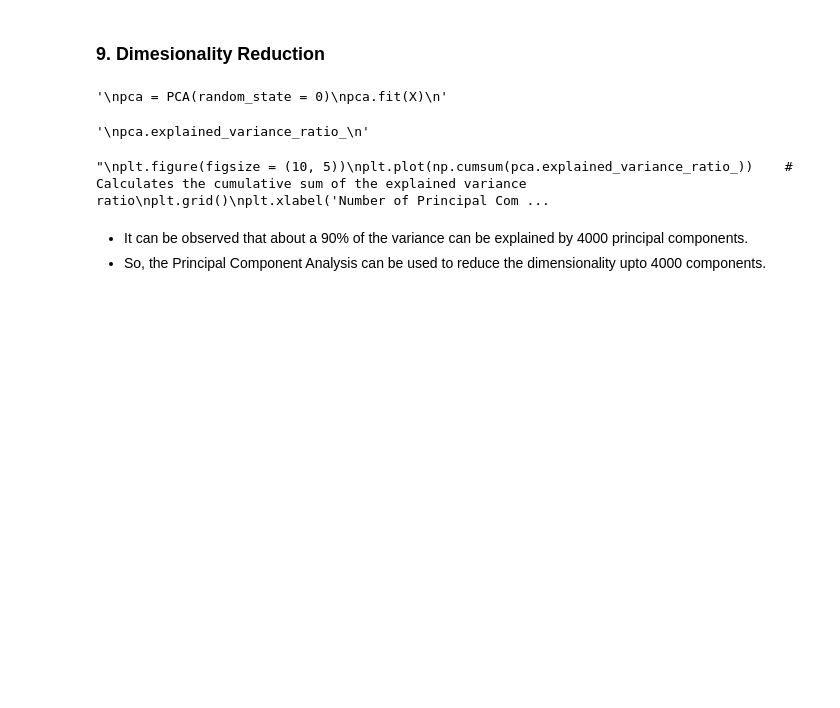
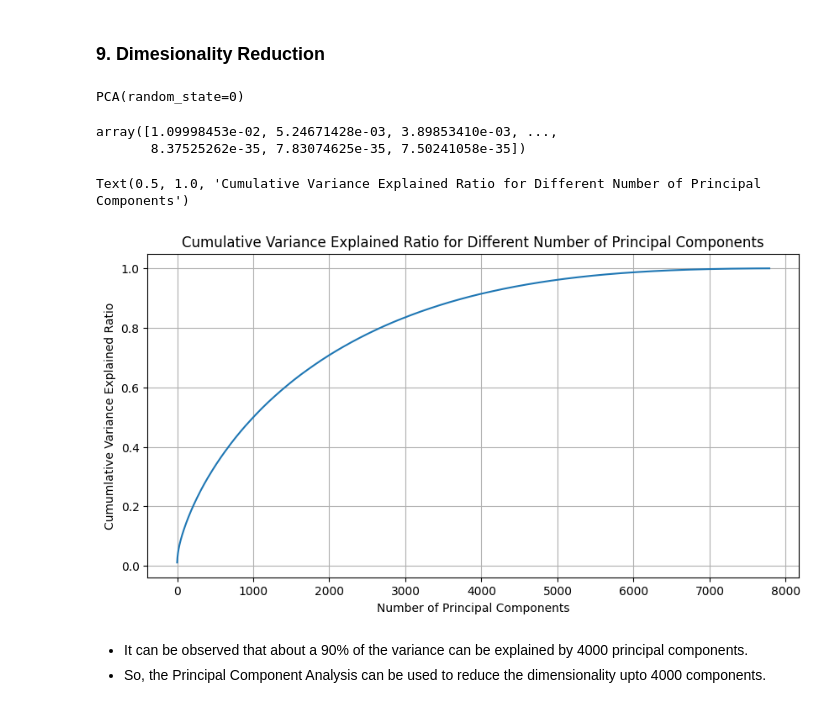
Before and after one commit to dipankarsahu1000/Netflix-Movie-and-TV-Shows-Clustering, a Jupyter notebook: Netflix_Movies_and_TV_Shows_Clustering.ipynb, the cells around one changed output. Saved outputs shown, nothing was run; the diff lists cells and outputs as text; code cells hidden in the pictures; blank space fills up the shorter version.

```diff
--- a/Netflix_Movies_and_TV_Shows_Clustering.ipynb
+++ b/Netflix_Movies_and_TV_Shows_Clustering.ipynb
@@ -1179,30 +1130,26 @@ X.shape
 from sklearn.decomposition import PCA
 # %%
 # Implementing PCA
-'''
 pca = PCA(random_state = 0)
 pca.fit(X)
-'''
 # %% [output]
-'\npca = PCA(random_state = 0)\npca.fit(X)\n'
+PCA(random_state=0)
 # %%
 # Checking the explained variance ratio, i.e. the variance explained by each of the principal components
-'''
 pca.explained_variance_ratio_
-'''
 # %% [output]
-'\npca.explained_variance_ratio_\n'
+array([1.09998453e-02, 5.24671428e-03, 3.89853410e-03, ...,
+       8.37525262e-35, 7.83074625e-35, 7.50241058e-35])
 # %%
-'''
 plt.figure(figsize = (10, 5))
 plt.plot(np.cumsum(pca.explained_variance_ratio_))    # Calculates the cumulative sum of the explained variance ratio
 plt.grid()
 plt.xlabel('Number of Principal Components')
 plt.ylabel('Cumumlative Variance Explained Ratio')
 plt.title('Cumulative Variance Explained Ratio for Different Number of Principal Components')
-'''
 # %% [output]
-"\nplt.figure(figsize = (10, 5))\nplt.plot(np.cumsum(pca.explained_variance_ratio_))    # Calculates the cumulative sum of the explained variance ratio\nplt.grid()\nplt.xlabel('Number of Principal Com ...
+Text(0.5, 1.0, 'Cumulative Variance Explained Ratio for Different Number of Principal Components')
+[figure, added]
 # %% [markdown]
 * It can be observed that about a 90% of the variance can be explained by 4000 principal components.
 * So, the Principal Component Analysis can be used to reduce the dimensionality upto 4000 components.
```
Also changed, not shown: parts of 27 cells of this notebook.
